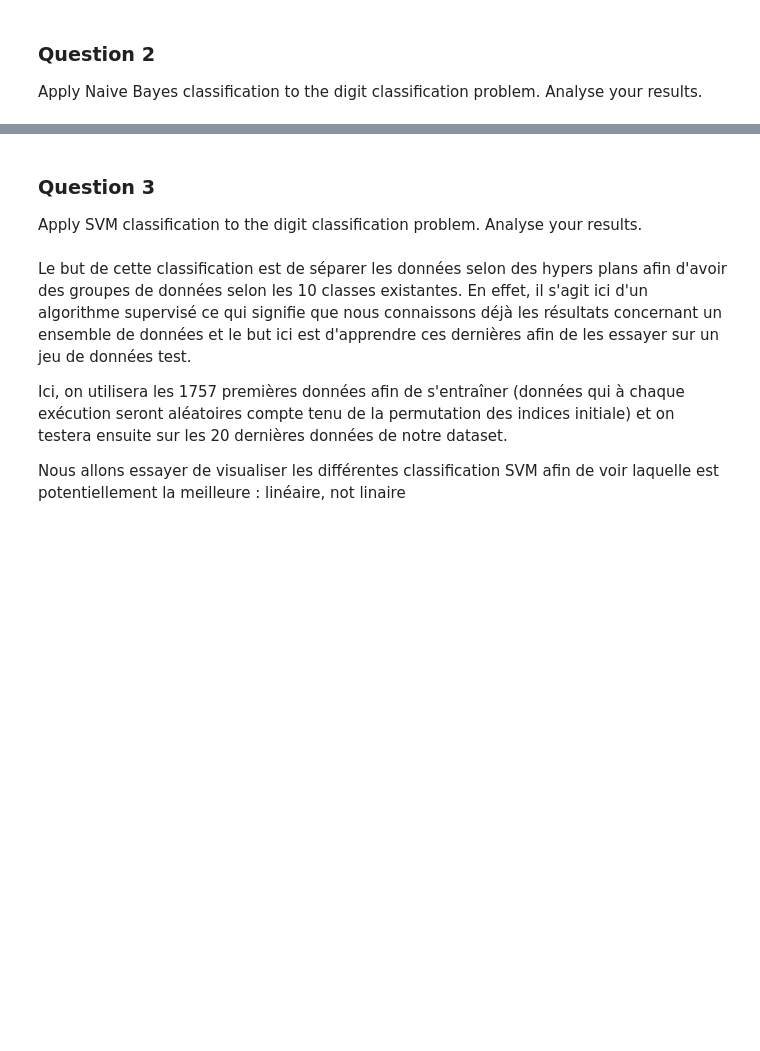
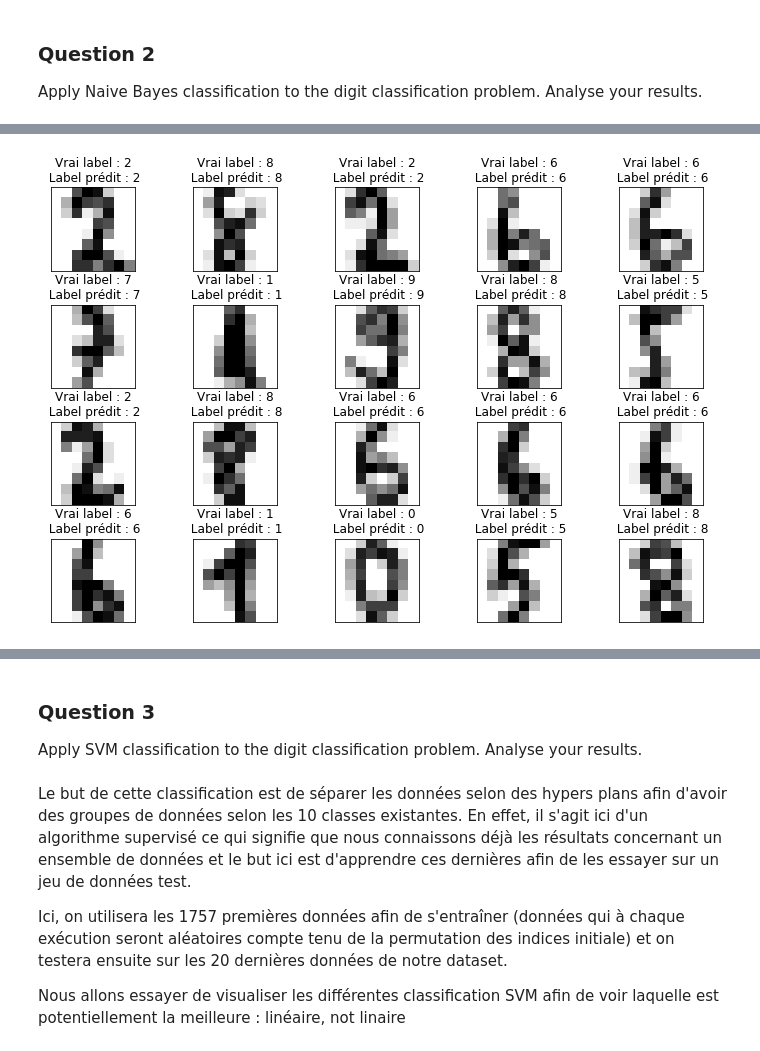
Before and after one commit to JohanChataigne/handwritten_digits_recognition, a Jupyter notebook: Assignment1.ipynb, the cells around one changed output, grey strips where cells are left out. Cells and saved outputs as stored; diff of their text form; code cells hidden in the pictures; blank space fills up the shorter version.

```diff
--- a/Assignment1.ipynb
+++ b/Assignment1.ipynb
@@ -128,10 +155,14 @@ from sklearn.model_selection import train_test_split
 X_bayes=digits.data
 Y_bayes=digits.target
 
-X_train, X_test, y_train, y_test = train_test_split(X_bayes, Y_bayes, test_size=0.5, random_state=0)
+X_train, X_test, y_train, y_test = train_test_split(X_bayes, Y_bayes, test_size=0.2, random_state=0)
 
-gnb = GaussianNB()
+nb = MultinomialNB()
+nb.fit(X_train,y_train)
+pred = nb.predict(X_test)
 
-y_pred = gnb.fit(X_train, y_train).predict(X_test)
+#gnb = GaussianNB()
+
+#y_pred = gnb.fit(X_train, y_train).predict(X_test)
 
 #print("Number of mislabeled points out of a total %d points : %d".(X_test.shape[0], (y_test != y_pred).sum()))
@@ -139,0 +169,11 @@ SyntaxError: invalid syntax (<ipython-input-14-c773817dba47>, line 13)
+# %%
+fig, ax = plt.subplots(4, 5, figsize=(12,8))
+plt.subplots_adjust(wspace=0.4, hspace=0.4)
+i=0
+for axi in ax.flat:
+    axi.set(xticks=[], yticks=[])
+    axi.set_title("Vrai label : %d\n Label prédit : %d"%(y_test[i],pred[i]))
+    axi.imshow(np.reshape(X_test[i],image_shape), interpolation='nearest', cmap=plt.cm.binary)
+    i+=1
+# %% [output]
+[figure, added]
```
Also changed, not shown: parts of 11 cells of this notebook.
